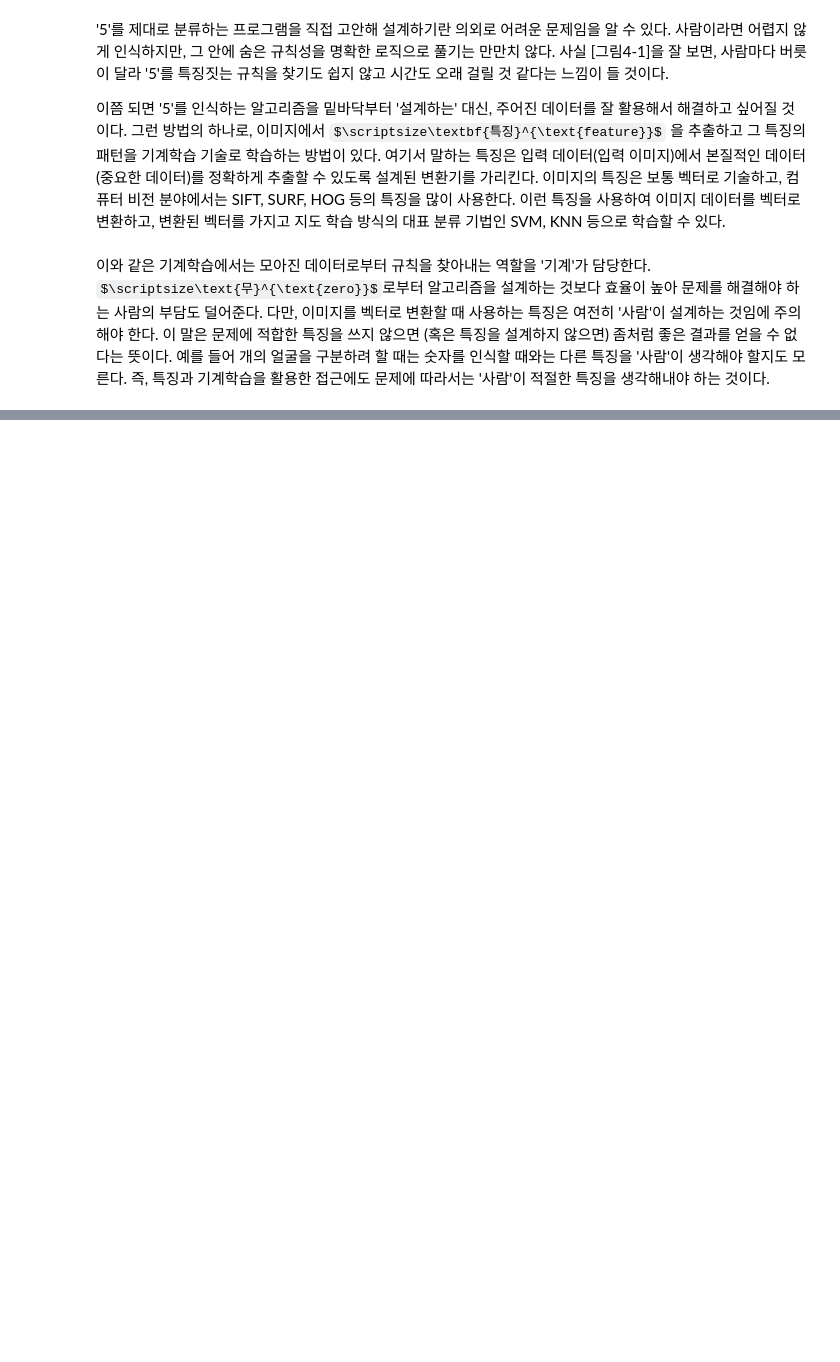
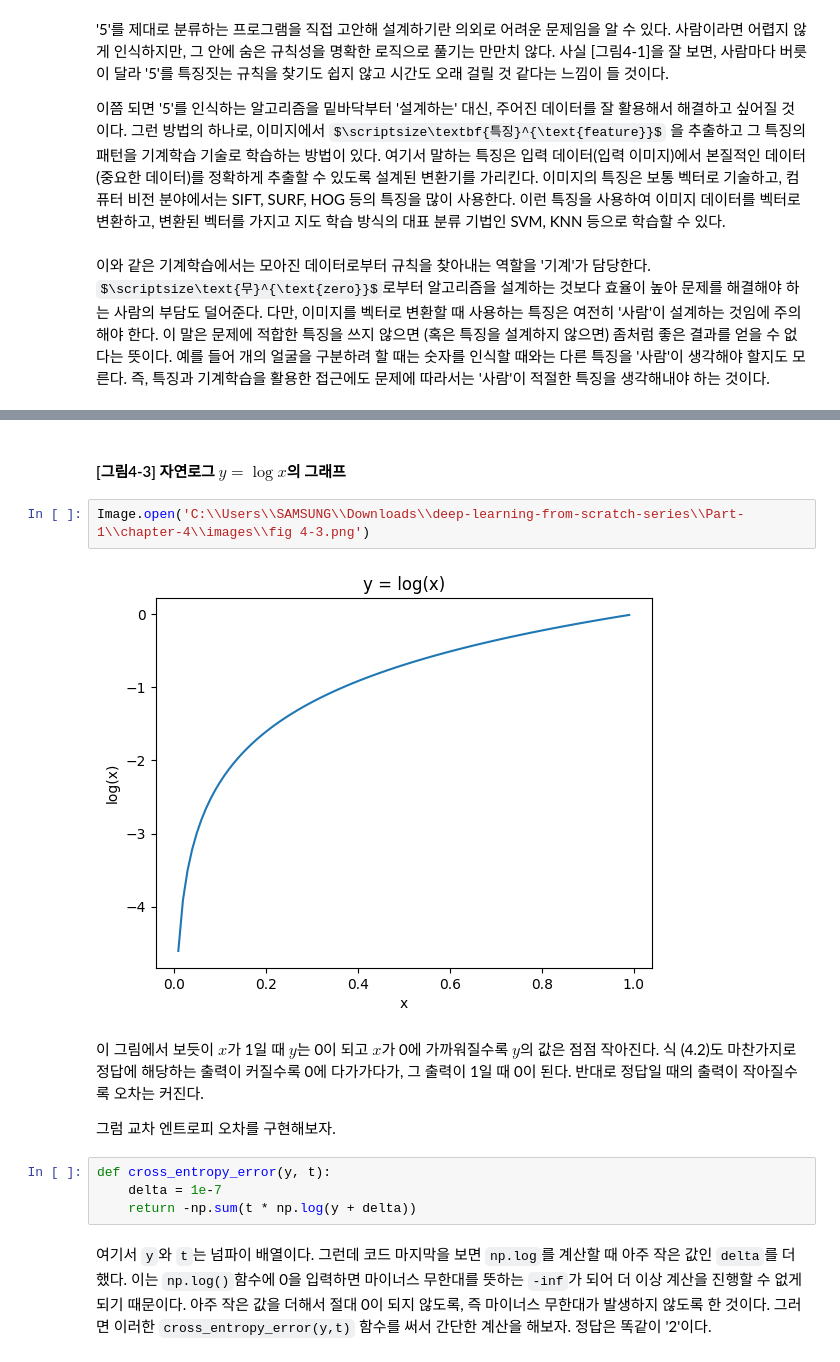
Before and after one commit to SeungChanBaek-stat/deep-learning-from-scratch, a Jupyter notebook: chapter-4/chapter-4-LearningNeuralNet.ipynb, the cells around one changed output, grey strips where cells are left out. Drawn from its saved outputs; the diff is of its cells as text; some formulas as TeX source; blank space fills up the shorter version.

```diff
--- a/chapter-4/chapter-4-LearningNeuralNet.ipynb
+++ b/chapter-4/chapter-4-LearningNeuralNet.ipynb
@@ -19,0 +117,16 @@
+# %% [markdown]
+#### [그림4-3] 자연로그 $y=\log x$의 그래프
+# %%
+Image.open('C:\\Users\\SAMSUNG\\Downloads\\deep-learning-from-scratch-series\\Part-1\\chapter-4\\images\\fig 4-3.png')
+# %% [output]
+[figure, added]
+# %% [markdown]
+이 그림에서 보듯이 $x$가 1일 때 $y$는 0이 되고 $x$가 0에 가까워질수록 $y$의 값은 점점 작아진다. 식 (4.2)도 마찬가지로 정답에 해당하는 출력이 커질수록 0에 다가가다가, 그 출력이 1일 때 0이 된다. 반대로 정답일 때의 출력이 작아질수록 오차는 커진다.
+
+그럼 교차 엔트로피 오차를 구현해보자.
+# %%
+def cross_entropy_error(y, t):
+    delta = 1e-7
+    return -np.sum(t * np.log(y + delta))
+# %% [markdown]
+여기서 `y`와 `t`는 넘파이 배열이다. 그런데 코드 마지막을 보면 `np.log`를 계산할 때 아주 작은 값인 `delta`를 더했다. 이는 `np.log()`함수에 0을 입력하면 마이너스 무한대를 뜻하는 `-inf`가 되어 더 이상 계산을 진행할 수 없게 되기 때문이다. 아주 작은 값을 더해서 절대 0이 되지 않도록, 즉 마이너스 무한대가 발생하지 않도록 한 것이다. 그러면 이러한 `cross_entropy_error(y,t)` 함수를 써서 간단한 계산을 해보자. 정답은 똑같이 '2'이다.
```
Also changed, not shown: parts of 161 cells of this notebook, 48 other files.
